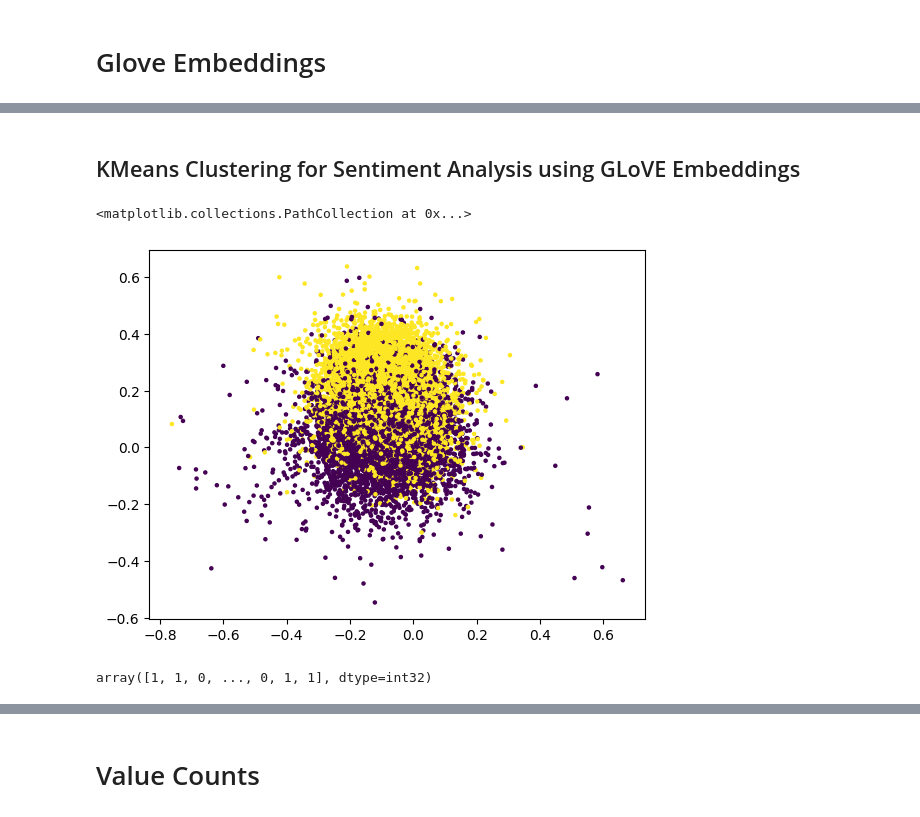
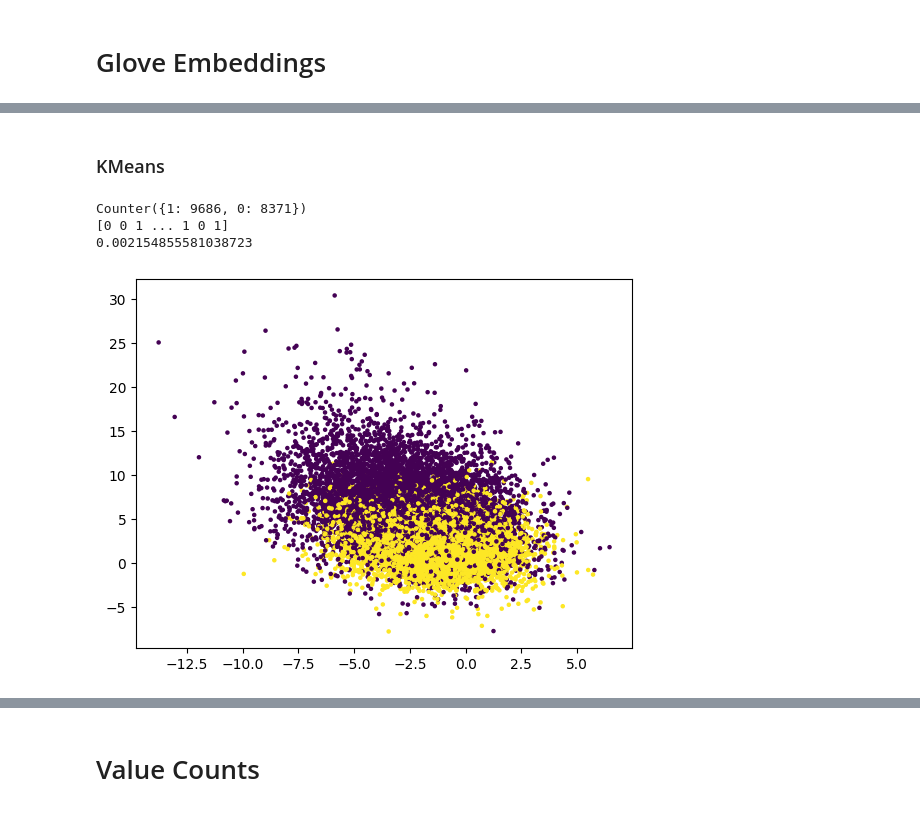
Before and after one commit to arjunality/twitter_data_analysis, a Jupyter notebook: v2/codefiles/data_sentiment_analysis_v2.ipynb, the cells around one changed output, grey strips where cells are left out. Cells and saved outputs as stored; diff of their text form; code cells hidden in the pictures.

Commit message:
redid clustering

```diff
--- a/v2/codefiles/data_sentiment_analysis_v2.ipynb
+++ b/v2/codefiles/data_sentiment_analysis_v2.ipynb
@@ -165,13 +411,2 @@ print(len(tfidf_labels))
 # %% [markdown]
 # Glove Embeddings
-# %%
-s = torch.zeros(0,100)
-
-for tweets in tweets_df.tweet:
-    w = torch.zeros(0,100)
-    sentence = Sentence(tweets)
-    glove_embeddings.embed(sentence)
-
-    for token in sentence:
-        w = torch.cat((w,token.embedding.view(-1,100)),0)
-    s = torch.cat((s, w.mean(dim = 0).view(-1, 100)),0)
@@ -192,15 +413,37 @@ tweets_flair_glove_embeddings_df.head()
-# %% [markdown]
-## KMeans Clustering for Sentiment Analysis using GLoVE Embeddings
+# %%
+glove = torchtext.vocab.GloVe(name="6B", dim=200, max_vectors=10000)
+def split_text(text):
+    return text.split()
+
+def get_glove_embeddings(glove_vector, x_train_input):
+    train = []
+    for line in enumerate(x_train_input):
+        text = line[-1]
+        vector_sum = sum(glove_vector[w] for w in split_text(text))
+        label = torch.tensor(int(line[0] == "4")).long()
+        train.append((vector_sum, label))
+
+    return train
+
+glove_embeddings = get_glove_embeddings(glove, tweets_sentiment_df['tweet'])
+glove_embeddings = np.array([x[0].numpy() for x in glove_embeddings])
+# %% [markdown]
+### KMeans
 # %%
-model_glove = KMeans(n_clusters=2, max_iter=1000, random_state=42).fit(X=tweets_flair_glove_embeddings)
-positive_cluster_center = model_glove.cluster_centers_[0]
-negative_cluster_center = model_glove.cluster_centers_[1]
-plt.scatter(tweets_flair_glove_embeddings[:,0], tweets_flair_glove_embeddings[:,1], c=model_glove.labels_, cmap='viridis', s=5, )
+kmeans_glove = KMeans(n_clusters=2, max_iter=100, random_state=42).fit(X=glove_embeddings)
+positive_cluster_center = kmeans_glove.cluster_centers_[0]
+negative_cluster_center = kmeans_glove.cluster_centers_[1]
+
+glove_labels = kmeans_glove.predict(glove_embeddings)
+plt.scatter(glove_embeddings[:,0], glove_embeddings[:,1], c=kmeans_glove.labels_, cmap='viridis', s=5)
+print(Counter(glove_labels))
+print(glove_labels)
+tweets_sentiment_df['sentiment_glove_kmeans'] = glove_labels
+tweets_sentiment_df.replace({'sentiment_glove_kmeans': {0: -1}}, inplace=True)
+tweets_sentiment_df.replace({'sentiment_glove_kmeans': {1: 1}}, inplace=True)
+print(adjusted_rand_score(tweets_sentiment_df['sentiment_nltk'], tweets_sentiment_df['sentiment_glove_kmeans']))
 # %% [output]
-<matplotlib.collections.PathCollection at 0x...>
+Counter({1: 9686, 0: 8371})
+[0 0 1 ... 1 0 1]
+0.002154855581038723
-[figure, old version]
+[figure, new version]
-# %%
-labels = model_glove.predict(tweets_flair_glove_embeddings_df)
-labels
-# %% [output]
-array([1, 1, 0, ..., 0, 1, 1], dtype=int32)
```
Also changed, not shown: parts of 51 cells of this notebook, 3 other files.
